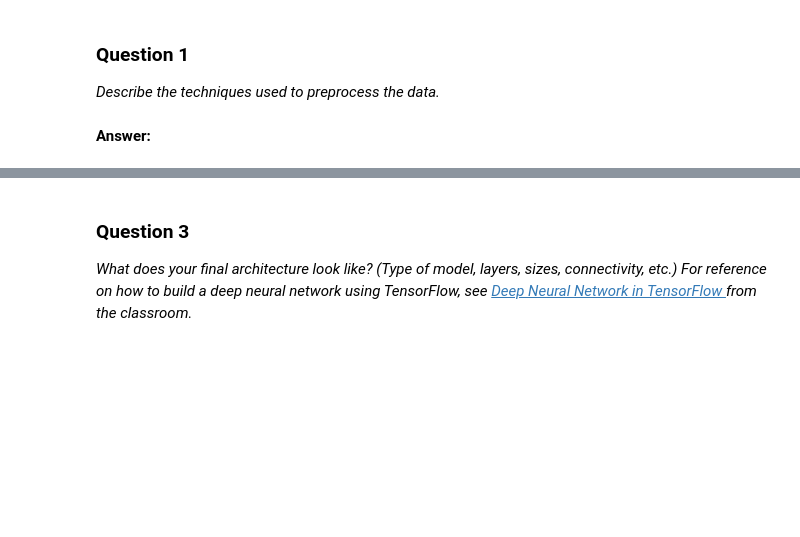
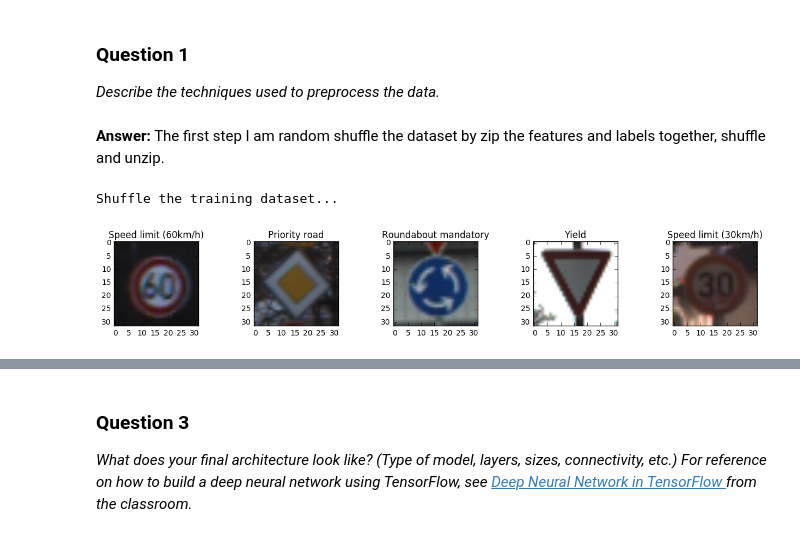
Before and after one commit to ctsuu/Traffic-Sign-Classifier, a Jupyter notebook: Traffic_Signs_Recognition.ipynb, the cells around one changed output, grey strips where cells are left out. Cells and saved outputs as stored; diff of their text form; code cells hidden in the pictures; blank space fills up the shorter version.

```diff
--- a/Traffic_Signs_Recognition.ipynb
+++ b/Traffic_Signs_Recognition.ipynb
@@ -121,5 +154,30 @@ Use the code cell (or multiple code cells, if necessary) to implement the first
 ### Question 1
 
 _Describe the techniques used to preprocess the data._
-# %% [markdown]
-**Answer:**
+# %% [markdown]
+**Answer:**
+The first step I am random shuffle the dataset by zip the features and labels together, shuffle and unzip.
+# %%
+### Preprocess the data here.
+### Feel free to use as many code cells as needed.
+print('Shuffle the training dataset...')
+import random
+#shuffle list of images
+c = list(zip(X_train, y_train))
+random.shuffle(c)
+
+X_train, y_train = zip(*c)
+
+#for line in image_show:
+image_show = 5
+fig, ax = plt.subplots(1,image_show,figsize=(16,2))
+for j in range(image_show):
+    show = random.randint(0,n_train)
+    resize = scipy.misc.imresize((X_train[j]), [32, 32])
+    ax[j].imshow(resize,cmap=cm.Greys_r)
+    ax[j].set_title(sign_name[y_train[j]])
+
+plt.show()
+# %% [output]
+Shuffle the training dataset...
+[figure, added]
```
Also changed, not shown: parts of 65 cells of this notebook.
